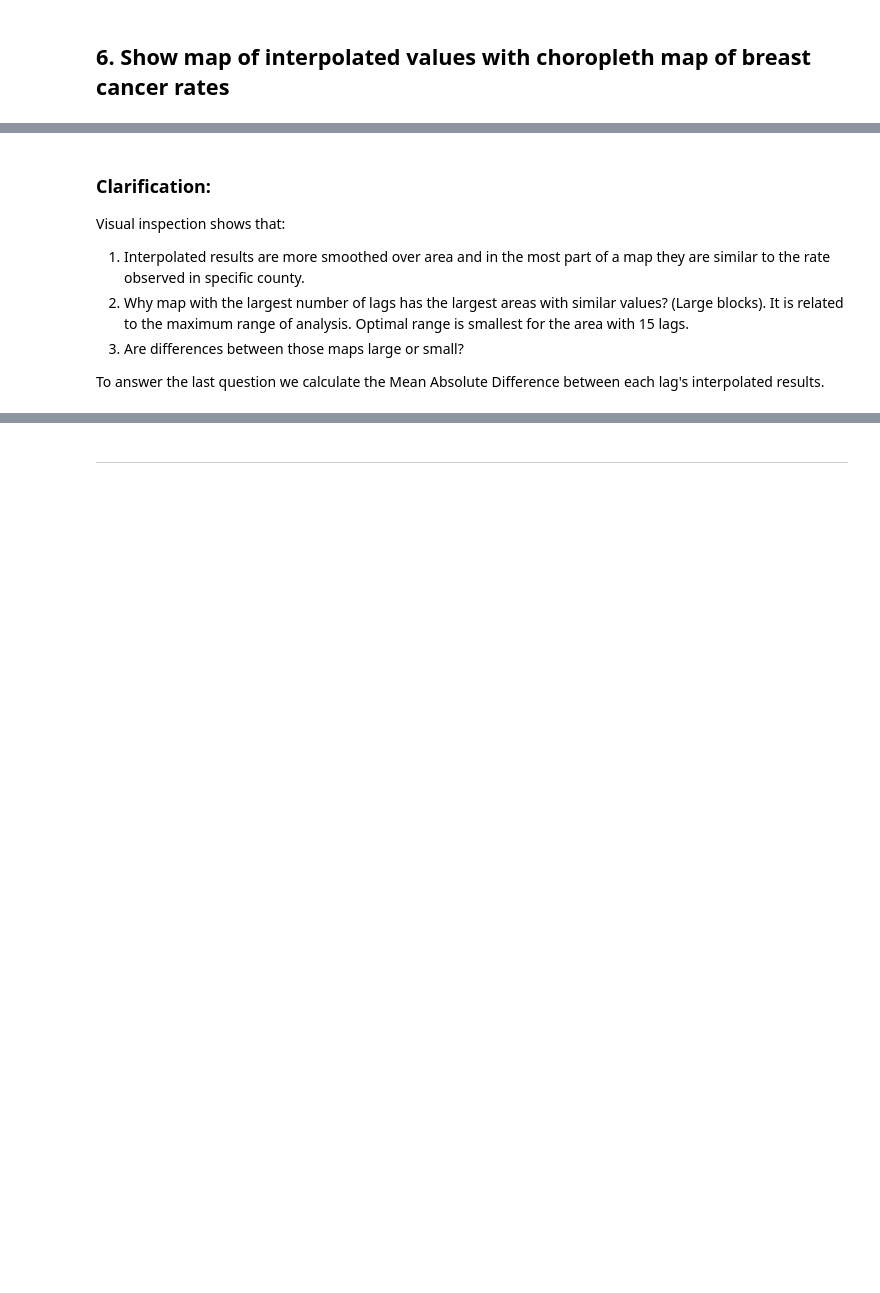
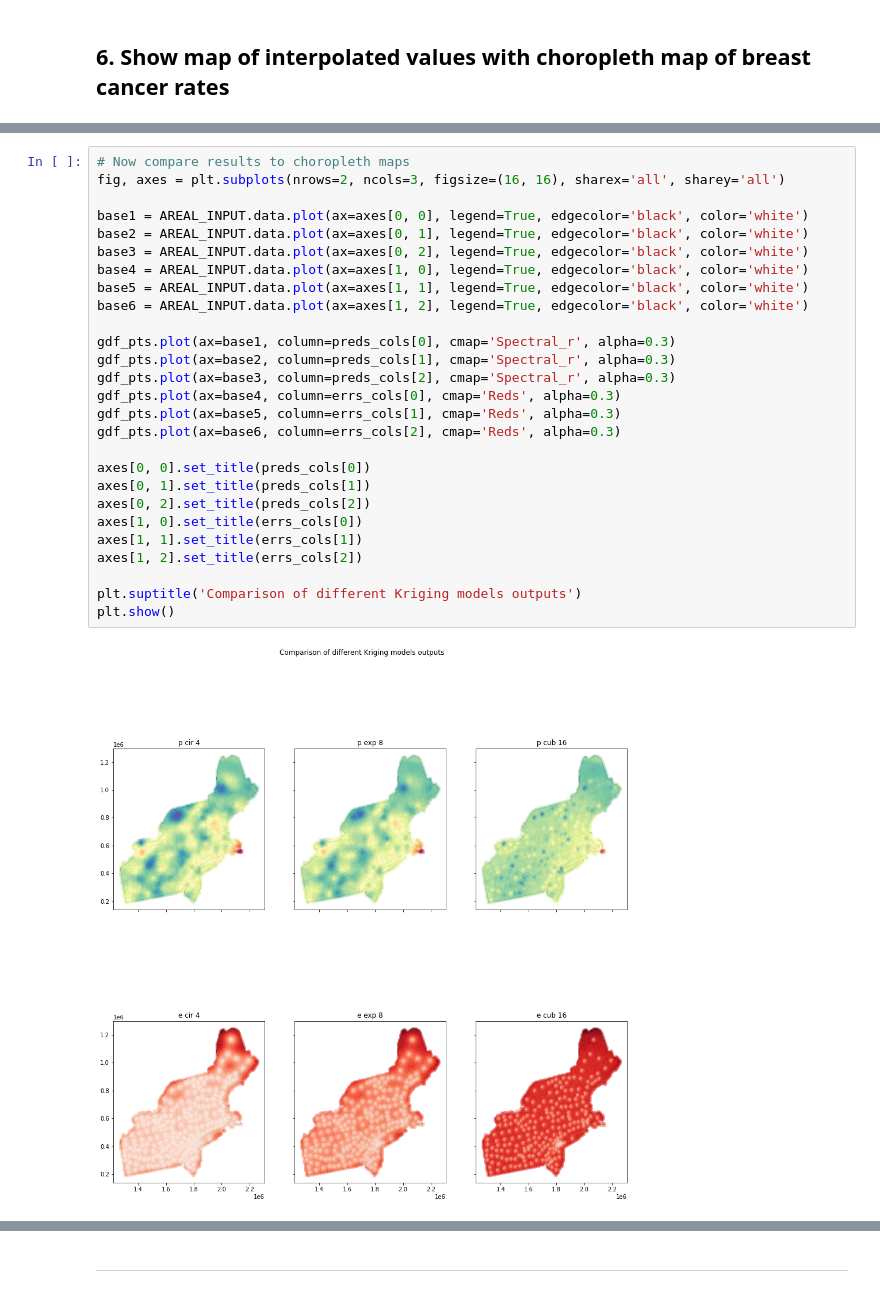
Before and after one commit to DataverseLabs/pyinterpolate, a Jupyter notebook: tutorials/Blocks to points Ordinary Kriging interpolation (Intermediate).ipynb, the cells around one changed output, grey strips where cells are left out. Cells and saved outputs as stored; diff of their text form; blank space fills up the shorter version.

```diff
--- a/tutorials/Blocks to points Ordinary Kriging interpolation (Intermediate).ipynb
+++ b/tutorials/Blocks to points Ordinary Kriging interpolation (Intermediate).ipynb
@@ -337,10 +296,29 @@ Lag 15
-# %% [markdown]
-### Clarification:
-
-Visual inspection shows that:
-
-1. Interpolated results are more smoothed over area and in the most part of a map they are similar to the rate observed in specific county.
-2. Why map with the largest number of lags has the largest areas with similar values? (Large blocks). It is related to the maximum range of analysis. Optimal range is smallest for the area with 15 lags.
-3. Are differences between those maps large or small?
-
-To answer the last question we calculate the Mean Absolute Difference between each lag's interpolated results.
+# %%
+# Now compare results to choropleth maps
+fig, axes = plt.subplots(nrows=2, ncols=3, figsize=(16, 16), sharex='all', sharey='all')
+
+base1 = AREAL_INPUT.data.plot(ax=axes[0, 0], legend=True, edgecolor='black', color='white')
+base2 = AREAL_INPUT.data.plot(ax=axes[0, 1], legend=True, edgecolor='black', color='white')
+base3 = AREAL_INPUT.data.plot(ax=axes[0, 2], legend=True, edgecolor='black', color='white')
+base4 = AREAL_INPUT.data.plot(ax=axes[1, 0], legend=True, edgecolor='black', color='white')
+base5 = AREAL_INPUT.data.plot(ax=axes[1, 1], legend=True, edgecolor='black', color='white')
+base6 = AREAL_INPUT.data.plot(ax=axes[1, 2], legend=True, edgecolor='black', color='white')
+
+gdf_pts.plot(ax=base1, column=preds_cols[0], cmap='Spectral_r', alpha=0.3)
+gdf_pts.plot(ax=base2, column=preds_cols[1], cmap='Spectral_r', alpha=0.3)
+gdf_pts.plot(ax=base3, column=preds_cols[2], cmap='Spectral_r', alpha=0.3)
+gdf_pts.plot(ax=base4, column=errs_cols[0], cmap='Reds', alpha=0.3)
+gdf_pts.plot(ax=base5, column=errs_cols[1], cmap='Reds', alpha=0.3)
+gdf_pts.plot(ax=base6, column=errs_cols[2], cmap='Reds', alpha=0.3)
+
+axes[0, 0].set_title(preds_cols[0])
+axes[0, 1].set_title(preds_cols[1])
+axes[0, 2].set_title(preds_cols[2])
+axes[1, 0].set_title(errs_cols[0])
+axes[1, 1].set_title(errs_cols[1])
+axes[1, 2].set_title(errs_cols[2])
+
+plt.suptitle('Comparison of different Kriging models outputs')
+plt.show()
+# %% [output]
+[figure, added]
```
Also changed, not shown: parts of 45 cells of this notebook, 4 other files.
